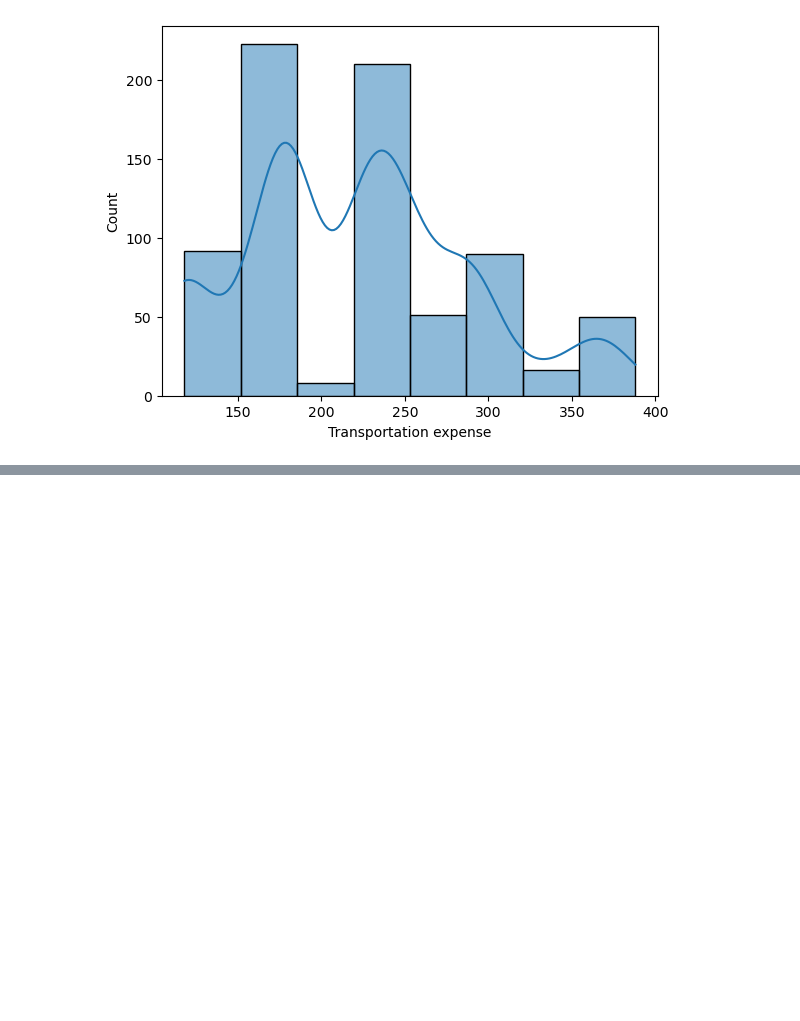
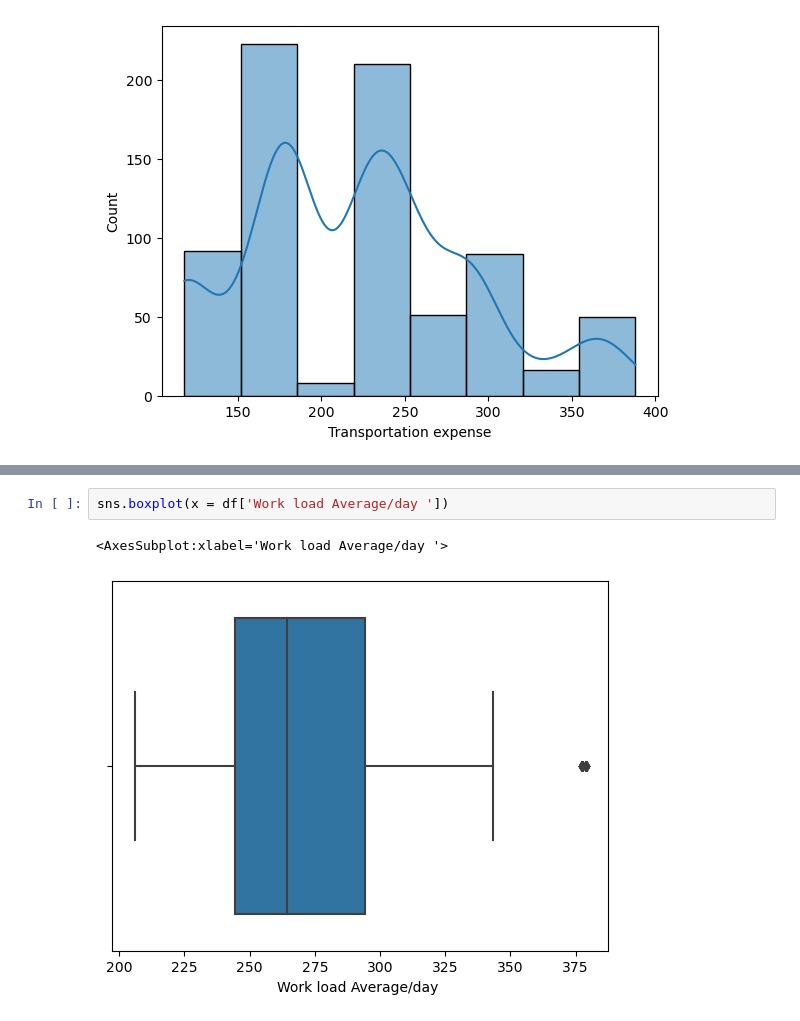
Before and after one commit to opablodantas/UCI-Absenteeism-at-Work-Analysis, a Jupyter notebook: Absenteeism_at_Work_Analysis.ipynb, the cells around one changed output, grey strips where cells are left out. Cells and saved outputs as stored; diff of their text form; blank space fills up the shorter version.

```diff
--- a/Absenteeism_at_Work_Analysis.ipynb
+++ b/Absenteeism_at_Work_Analysis.ipynb
@@ -464,0 +491,5 @@ Name: Transportation expense, dtype: int64
+# %%
+sns.boxplot(x = df['Work load Average/day '])
+# %% [output]
+<AxesSubplot:xlabel='Work load Average/day '>
+[figure, added]
```
Also changed, not shown: parts of 22 cells of this notebook.
